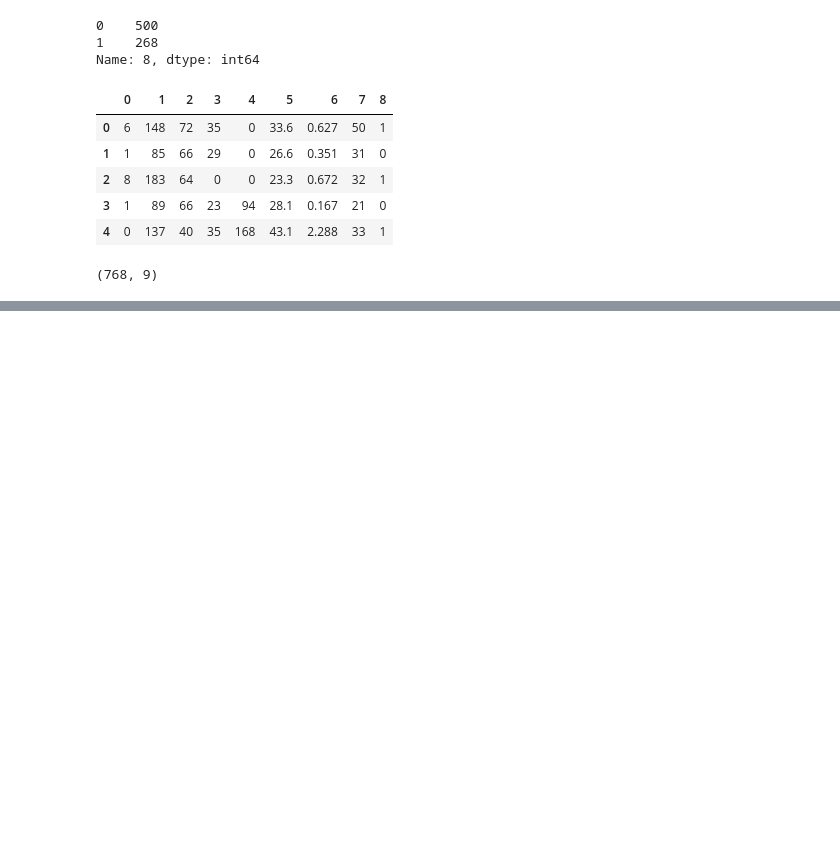
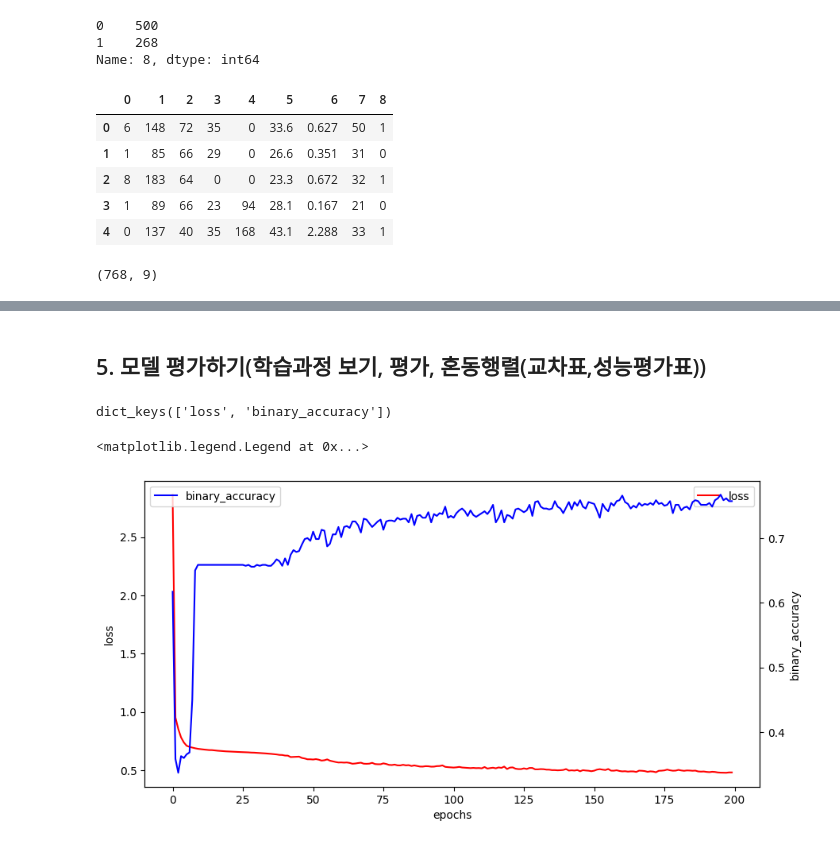
Before and after one commit to devna0111/ai_x, a Jupyter notebook: source/05_DeepLearning/ch06_피마인디언_당뇨병발병예측(로지스틱회귀분석=이진분류,분류분석).ipynb, the cells around one changed output, grey strips where cells are left out. Drawn from its saved outputs; the diff is of its cells as text; code cells hidden in the pictures; blank space fills up the shorter version.

```diff
--- a/source/05_DeepLearning/ch06_피마인디언_당뇨병발병예측(로지스틱회귀분석=이진분류,분류분석).ipynb
+++ b/source/05_DeepLearning/ch06_피마인디언_당뇨병발병예측(로지스틱회귀분석=이진분류,분류분석).ipynb
@@ -71,9 +72,9 @@ dataset.shape
 (768, 9)
 # %%
 # 데이터 분할 : 학습데이터셋(모델학습) + 시험데이터셋(모델평가)
-X_train = dataset[:650,:-1]
-y_train = dataset[:650,-1]
-X_test = dataset[650:,:-1]
-y_test = dataset[650:,-1]
+X_train = dataset[:700,:-1]
+y_train = dataset[:700,-1]
+X_test = dataset[700:,:-1]
+y_test = dataset[700:,-1]
 X_train.shape, y_train.shape, X_test.shape,y_test.shape
 # %% [output]
@@ -80,0 +84,9 @@ X_train.shape, y_train.shape, X_test.shape,y_test.shape
+# %%
+model = Sequential()
+# 인풋변수 8개, 아웃풋변수 1개
+model.add(Input(shape=(8,)))
+model.add(Dense(units=32, activation = 'relu'))
+model.add(Dense(units=64, activation = 'relu'))
+model.add(Dense(units=16, activation = 'relu'))
+model.add(Dense(units=1, activation = 'sigmoid'))
+model.summary()
@@ -80,0 +113,6 @@ X_train.shape, y_train.shape, X_test.shape,y_test.shape
+# %%
+model.compile(
+    loss='binary_crossentropy',
+    optimizer='adam',
+    metrics=['binary_accuracy']
+)
@@ -80,0 +121,9 @@ X_train.shape, y_train.shape, X_test.shape,y_test.shape
+# %%
+%%time
+hist = model.fit(X_train, y_train, # 훈련데이터
+                 epochs=200, # 학습회수
+                 batch_size = 100, # 한 번에 읽어들이는 데이터의 양, 메모리가 여유가 있으면 batch_size를 크게 하여 학습 속도 향상을 도모할 수 있음
+#                 validation_data=(X_train, y_train), 검증데이터
+                 verbose = 0, # 로그 출력 여부(0 : 출력X, 1 : 간단하게 출력, 2 : 자세하게 출력)
+#                  validation_split = 0.2, # 현재 훈련데이터에서 (20)퍼센트를 validation 데이터로 사용
+                )
@@ -80,0 +133,21 @@ X_train.shape, y_train.shape, X_test.shape,y_test.shape
+# %% [markdown]
+## 5. 모델 평가하기(학습과정 보기, 평가, 혼동행렬(교차표,성능평가표))
+# %%
+# hist.history
+hist.history.keys() # loss binary_accuracy
+# %% [output]
+dict_keys(['loss', 'binary_accuracy'])
+# %%
+# 학습과정 표시(학습데이터에 대한 loss와 accuracy)
+fig, loss_ax = plt.subplots(figsize=(10,5))
+loss_ax.plot(hist.history['loss'], color='red', label = 'loss')
+loss_ax.legend()
+loss_ax.set_ylabel('loss')
+loss_ax.set_xlabel('epochs')
+acc_ax = loss_ax.twinx()
+acc_ax.plot(hist.history['binary_accuracy'], color='blue', label = 'binary_accuracy')
+acc_ax.set_ylabel('binary_accuracy')
+acc_ax.legend()
+# %% [output]
+<matplotlib.legend.Legend at 0x...>
+[figure, added]
```
Also changed, not shown: parts of 45 cells of this notebook, 13 other files.
